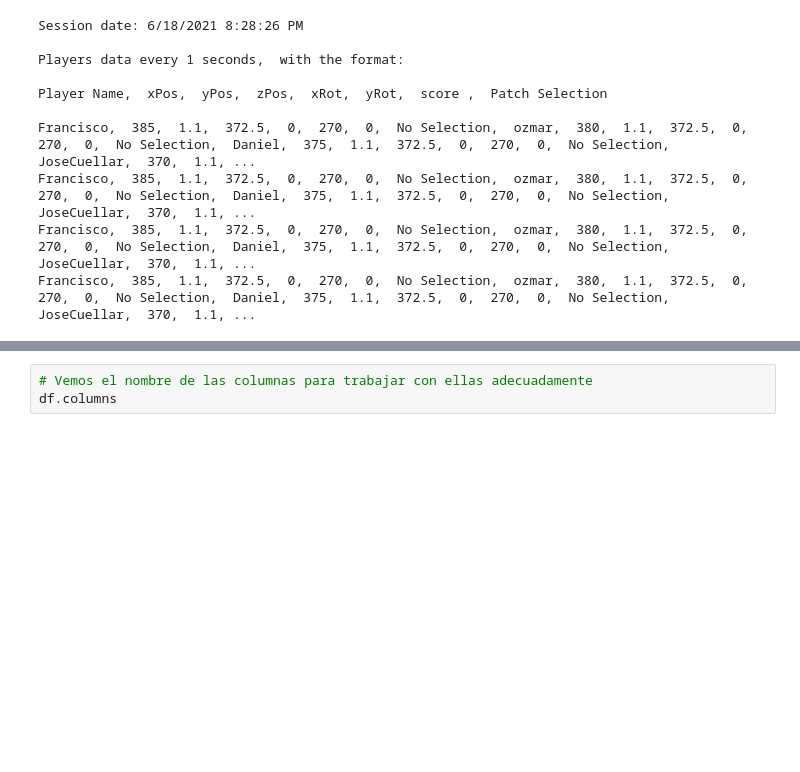
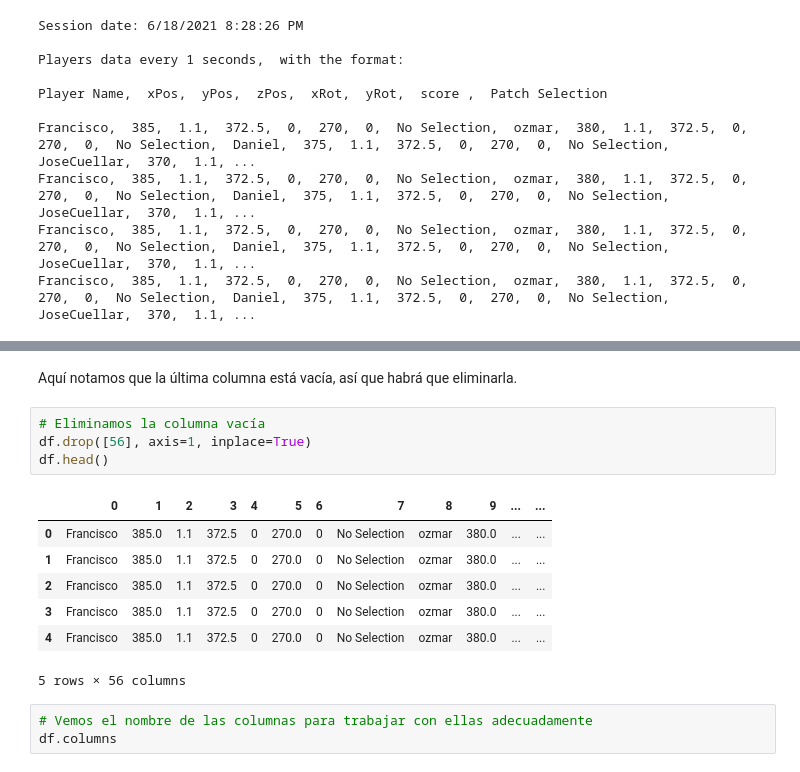
Before and after one commit to FranMurguia/Analisis_de_Datos, a Jupyter notebook: Juego de Forrajeo.ipynb, the cells around one changed output, grey strips where cells are left out. Cells and saved outputs as stored; diff of their text form; blank space fills up the shorter version.

```diff
--- a/Juego de Forrajeo.ipynb
+++ b/Juego de Forrajeo.ipynb
@@ -68,3 +72,17 @@ Para facilitar el manejo de las columnas, momentáneamente vamos a cambiar los n
+# %% [markdown]
+Aquí notamos que la última columna está vacía, así que habrá que eliminarla.
+# %%
+# Eliminamos la columna vacía
+df.drop([56], axis=1, inplace=True)
+df.head()
+# %% [output]
+|  | 0 | 1 | 2 | 3 | 4 | 5 | 6 | 7 | 8 | 9 | ... | ... |
+| 0 | Francisco | 385.0 | 1.1 | 372.5 | 0 | 270.0 | 0 | No Selection | ozmar | 380.0 | ... | ... |
+| 1 | Francisco | 385.0 | 1.1 | 372.5 | 0 | 270.0 | 0 | No Selection | ozmar | 380.0 | ... | ... |
+| 2 | Francisco | 385.0 | 1.1 | 372.5 | 0 | 270.0 | 0 | No Selection | ozmar | 380.0 | ... | ... |
+| 3 | Francisco | 385.0 | 1.1 | 372.5 | 0 | 270.0 | 0 | No Selection | ozmar | 380.0 | ... | ... |
+| 4 | Francisco | 385.0 | 1.1 | 372.5 | 0 | 270.0 | 0 | No Selection | ozmar | 380.0 | ... | ... |
+5 rows × 56 columns
 # %%
 # Vemos el nombre de las columnas para trabajar con ellas adecuadamente
 df.columns
```
Also changed, not shown: parts of 8 cells of this notebook.
